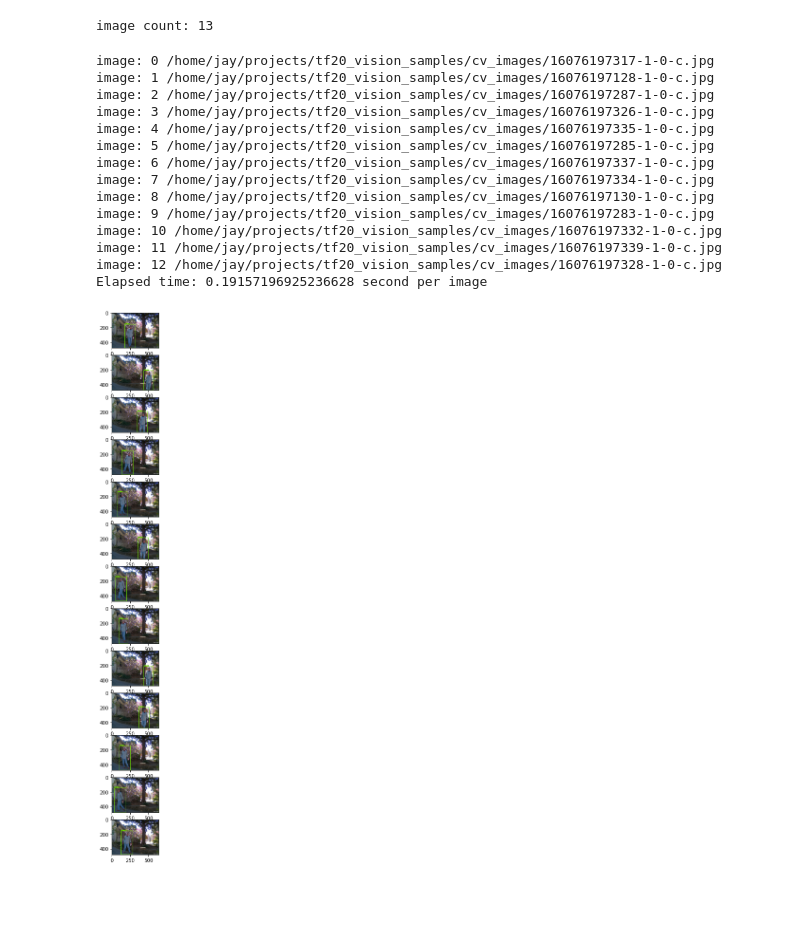
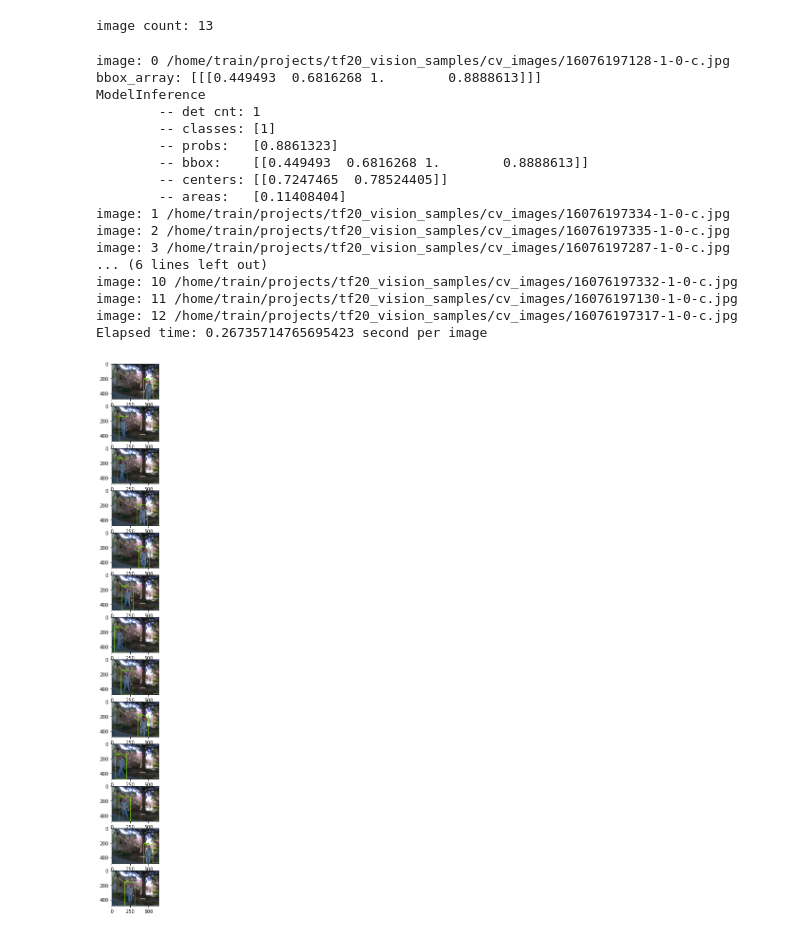
Before and after one commit to duffjay/tf20_vision_samples, a Jupyter notebook: tf2x_ObjDet_tutorial/inference_from_saved_model_tf2.ipynb, the cells around one changed output. Saved outputs shown, nothing was run; the diff lists cells and outputs as text; code cells hidden in the pictures; blank space fills up the shorter version.

Commit message:
inference object testing

```diff
--- a/tf2x_ObjDet_tutorial/inference_from_saved_model_tf2.ipynb
+++ b/tf2x_ObjDet_tutorial/inference_from_saved_model_tf2.ipynb
@@ -38,7 +55,12 @@ HOME = os.path.expanduser('~')
 PRE_TRAINED = os.path.join(HOME, 'projects/tensorflow/workspace/training_demo/pre-trained-models')
 PRE_TRAINED_EFFICIENTDET = os.path.join(PRE_TRAINED, 'efficientdet_d5_coco17_tpu-32')
 PRE_TRAINED_RESNET50 = os.path.join(PRE_TRAINED, 'ssd_resnet50_v1_fpn_640x640_coco17_tpu-8')
-MY_RESNET50 = '/home/jay/projects/tensorflow/workspace/training_demo/exported-models/resnet50_640/saved_model'
+# MY_RESNET50 = '/home/jay/projects/tensorflow/workspace/training_demo/exported-models/resnet50_640/saved_model'
+
+# DELL 8930
+MY_RESNET50 = '/home/train/projects/camera-api/model/saved_model'
+
+THRESHOLD = 0.7
 # %%
 def load_image_into_numpy_array(path):
   """Load an image from file into a numpy array.
@@ -183,5 +194,5 @@ Elapsed time: 12.208901405334473s
 # %%
-image_dir = '/home/jay/projects/tf20_vision_samples/cv_images/'
+image_dir = os.path.join(HOME, 'projects/tf20_vision_samples/cv_images/')
 # image_dir = '/home/jay/projects/tensorflow/models/research/object_detection/test_images/'
 
 image_paths = []
@@ -192,53 +203,64 @@ print ("image count:", len(image_paths))
 # %% [output]
 image count: 13
 # %%
-import time
 
-image_dir = '/home/jay/projects/tensorflow/models/research/object_detection/test_images/'
+
+# image_dir = '/home/jay/projects/tensorflow/models/research/object_detection/test_images/'
 
 elapsed = []
 for i, image_path in enumerate(image_paths):
     print ("image:", i, image_path)
     image_np = load_image_into_numpy_array(image_path)
     input_tensor = np.expand_dims(image_np, 0)
     start_time = time.time()
     detections = detect_fn(input_tensor)
     end_time = time.time()
     elapsed.append(end_time - start_time)
+
+    # what is a detections?
+    # - just once
+    if i == 0:
+        inf = inference.ModelInference(detections, THRESHOLD)
+        print (inf)
+
+
 
     plt.rcParams['figure.figsize'] = [42, 21]
     label_id_offset = 1
     image_np_with_detections = image_np.copy()
     viz_utils.visualize_boxes_and_labels_on_image_array(
         image_np_with_detections,
         detections['detection_boxes'][0].numpy(),
         detections['detection_classes'][0].numpy().astype(np.int32),
         detections['detection_scores'][0].numpy(),
         category_index,
         use_normalized_coordinates=True,
         max_boxes_to_draw=200,
         min_score_thresh=.40,
         agnostic_mode=False)
     plt.subplot(len(image_paths), 1, i+1)
     plt.imshow(image_np_with_detections)
     if i > 20:
         break
 
 mean_elapsed = sum(elapsed) / float(len(elapsed))
 print('Elapsed time: ' + str(mean_elapsed) + ' second per image')
 # %% [output]
-image: 0 /home/jay/projects/tf20_vision_samples/cv_images/16076197317-1-0-c.jpg
-image: 1 /home/jay/projects/tf20_vision_samples/cv_images/16076197128-1-0-c.jpg
-image: 2 /home/jay/projects/tf20_vision_samples/cv_images/16076197287-1-0-c.jpg
-image: 3 /home/jay/projects/tf20_vision_samples/cv_images/16076197326-1-0-c.jpg
-image: 4 /home/jay/projects/tf20_vision_samples/cv_images/16076197335-1-0-c.jpg
-image: 5 /home/jay/projects/tf20_vision_samples/cv_images/16076197285-1-0-c.jpg
-image: 6 /home/jay/projects/tf20_vision_samples/cv_images/16076197337-1-0-c.jpg
-image: 7 /home/jay/projects/tf20_vision_samples/cv_images/16076197334-1-0-c.jpg
-image: 8 /home/jay/projects/tf20_vision_samples/cv_images/16076197130-1-0-c.jpg
-image: 9 /home/jay/projects/tf20_vision_samples/cv_images/16076197283-1-0-c.jpg
-image: 10 /home/jay/projects/tf20_vision_samples/cv_images/16076197332-1-0-c.jpg
-image: 11 /home/jay/projects/tf20_vision_samples/cv_images/16076197339-1-0-c.jpg
-image: 12 /home/jay/projects/tf20_vision_samples/cv_images/16076197328-1-0-c.jpg
-Elapsed time: 0.19157196925236628 second per image
+image: 0 /home/train/projects/tf20_vision_samples/cv_images/16076197128-1-0-c.jpg
+bbox_array: [[[0.449493  0.6816268 1.        0.8888613]]]
+ModelInference
+        -- det cnt: 1
+        -- classes: [1]
+        -- probs:   [0.8861323]
+        -- bbox:    [[0.449493  0.6816268 1.        0.8888613]]
+        -- centers: [[0.7247465  0.78524405]]
+        -- areas:   [0.11408404]
+image: 1 /home/train/projects/tf20_vision_samples/cv_images/16076197334-1-0-c.jpg
+image: 2 /home/train/projects/tf20_vision_samples/cv_images/16076197335-1-0-c.jpg
+image: 3 /home/train/projects/tf20_vision_samples/cv_images/16076197287-1-0-c.jpg
+... (6 lines left out)
+image: 10 /home/train/projects/tf20_vision_samples/cv_images/16076197332-1-0-c.jpg
+image: 11 /home/train/projects/tf20_vision_samples/cv_images/16076197130-1-0-c.jpg
+image: 12 /home/train/projects/tf20_vision_samples/cv_images/16076197317-1-0-c.jpg
+Elapsed time: 0.26735714765695423 second per image
-[figure, old version]
+[figure, new version]
```
Also changed, not shown: parts of 8 cells of this notebook, 1 other file.
